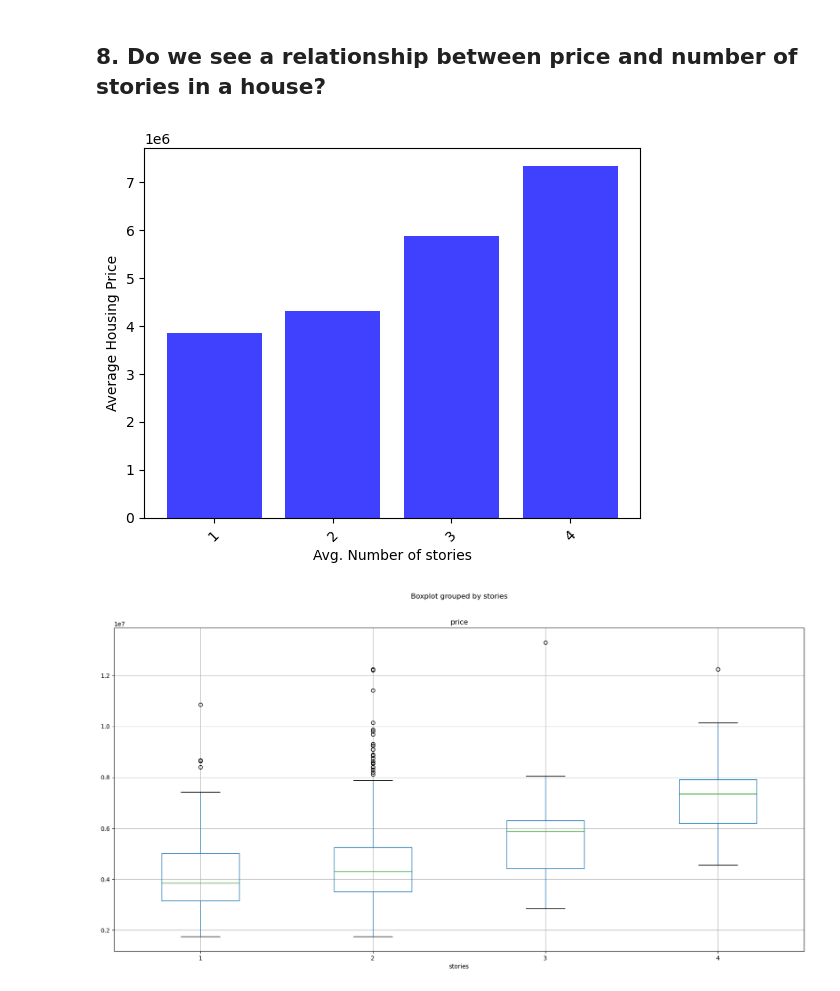
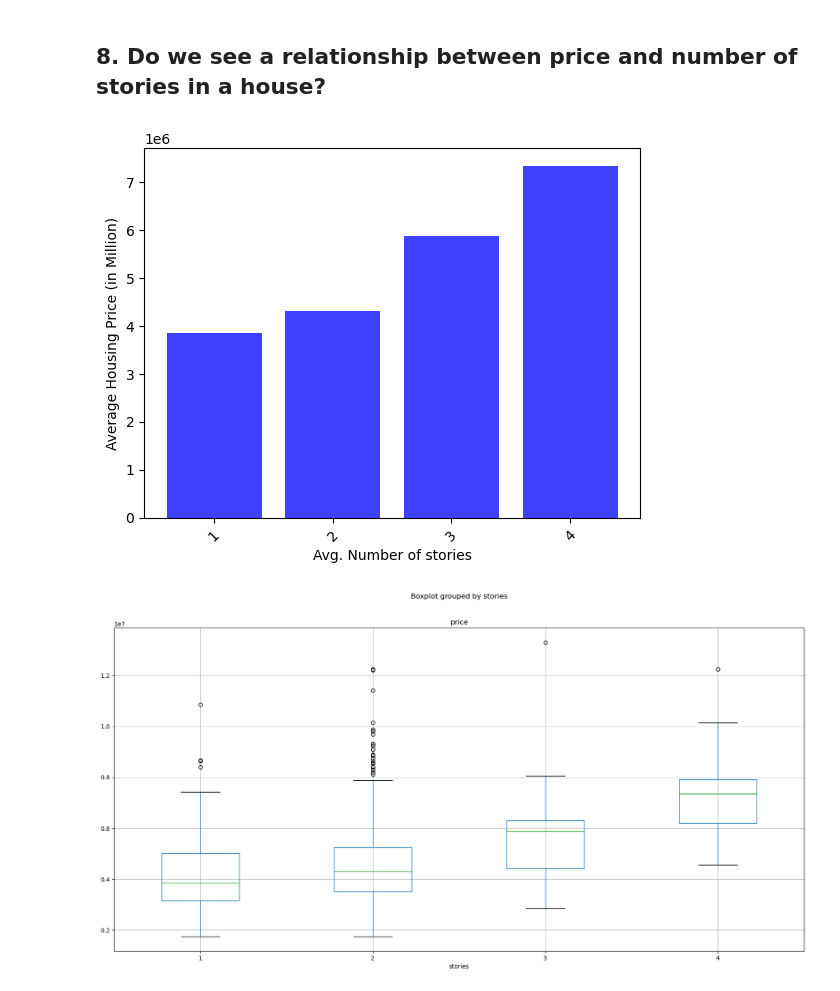
Before and after one commit to alanaadams/Project1, a Jupyter notebook: HomeattributePricing.ipynb, the cells around one changed output. Saved outputs shown, nothing was run; the diff lists cells and outputs as text; code cells hidden in the pictures.

```diff
--- a/HomeattributePricing.ipynb
+++ b/HomeattributePricing.ipynb
@@ -443,23 +443,23 @@ plt.savefig("output_data/Fig7b.png")
 # %%
 #bar plot number of stories to price
 bar_plot_df3 = ny_housing_copy_df.groupby('stories').median()["price"]
 bar_plot_df3 = bar_plot_df3.reset_index(drop=False)
 bar_plot_df3
 
 x_axis = bar_plot_df3["stories"]
 y_axis = bar_plot_df3["price"]
 y_pos = np.arange(len(bar_plot_df3["stories"]))+1
 tick_val =  bar_plot_df3["stories"]
 
 plt.bar(x_axis, y_axis,  color ="blue", align='center', alpha=0.75)
 plt.xticks(y_pos, tick_val, rotation = 45)
 plt.xlabel('Avg. Number of stories')
-plt.ylabel("Average Housing Price")
+plt.ylabel("Average Housing Price (in Million)")
 
 plt.savefig("output_data/Fig8a.png")
 plt.show()
 # %% [output]
-[figure, old version]
+[figure, new version]
 # %%
 ny_housing_copy_df.boxplot("price", by="stories", figsize=(20, 10))
 plt.savefig("output_data/Fig8b.png")
```
Also changed, not shown: parts of 2 cells of this notebook, 2 other files.
